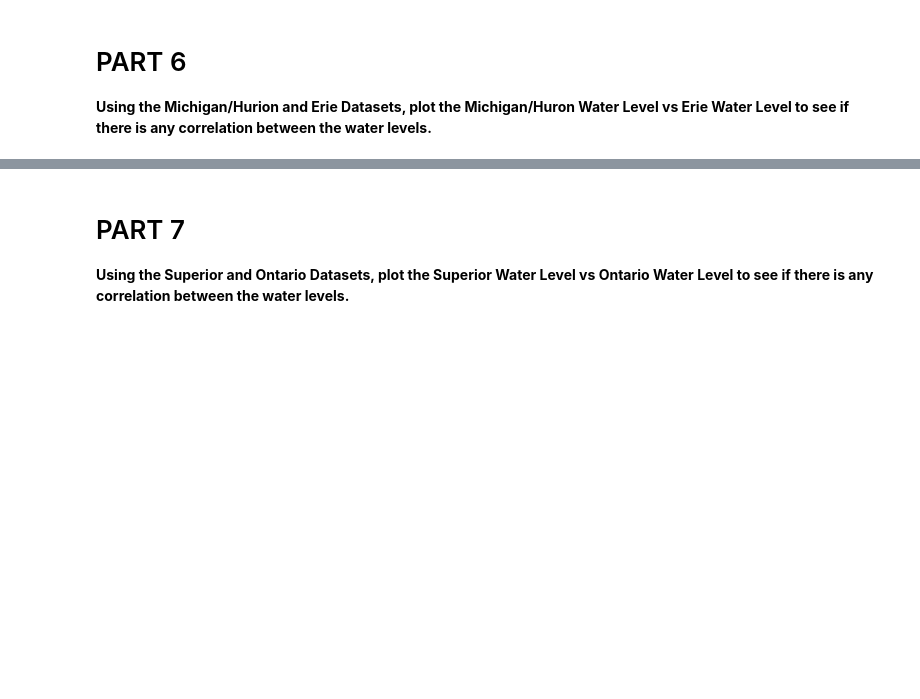
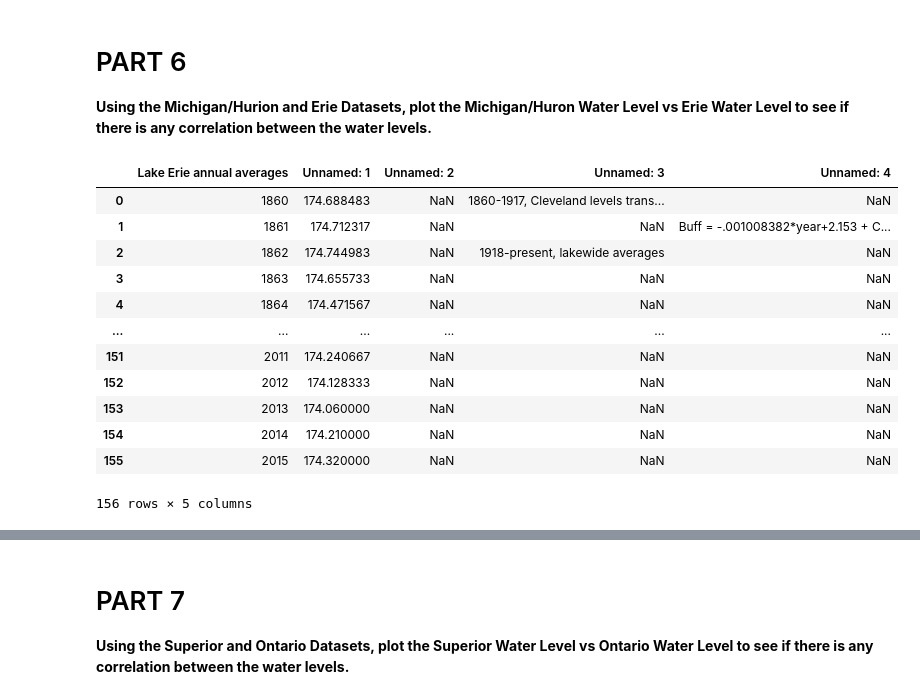
Before and after one commit to jaganna8/CMSE202_Git_Started, a Jupyter notebook: Great_Lakes_and_Grand_River.ipynb, the cells around one changed output, grey strips where cells are left out. Cells and saved outputs as stored; diff of their text form; code cells hidden in the pictures; blank space fills up the shorter version.

```diff
--- a/Great_Lakes_and_Grand_River.ipynb
+++ b/Great_Lakes_and_Grand_River.ipynb
@@ -85,0 +84,19 @@ plt.plot(time,average)
+# %%
+# Insert Code Here
+mich = pd.read_csv("data/mhu.csv")
+erie = pd.read_csv("data/eri.csv")
+erie
+# %% [output]
+|  | Lake Erie annual averages | Unnamed: 1 | Unnamed: 2 | Unnamed: 3 | Unnamed: 4 |
+| 0 | 1860 | 174.688483 | NaN | 1860-1917, Cleveland levels trans... | NaN |
+| 1 | 1861 | 174.712317 | NaN | NaN | Buff = -.001008382*year+2.153 + C... |
+| 2 | 1862 | 174.744983 | NaN | 1918-present, lakewide averages | NaN |
+| 3 | 1863 | 174.655733 | NaN | NaN | NaN |
+| 4 | 1864 | 174.471567 | NaN | NaN | NaN |
+| ... | ... | ... | ... | ... | ... |
+| 151 | 2011 | 174.240667 | NaN | NaN | NaN |
+| 152 | 2012 | 174.128333 | NaN | NaN | NaN |
+| 153 | 2013 | 174.060000 | NaN | NaN | NaN |
+| 154 | 2014 | 174.210000 | NaN | NaN | NaN |
+| 155 | 2015 | 174.320000 | NaN | NaN | NaN |
+156 rows × 5 columns
```
Also changed, not shown: parts of 2 cells of this notebook.
